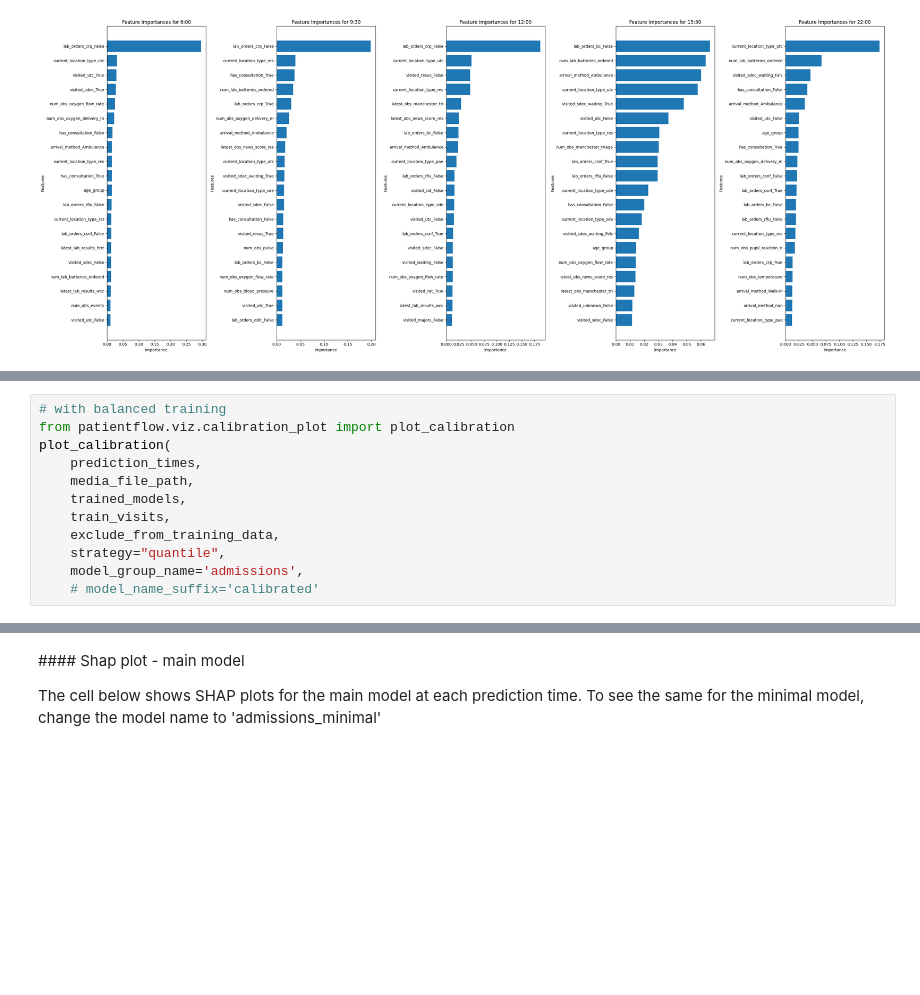
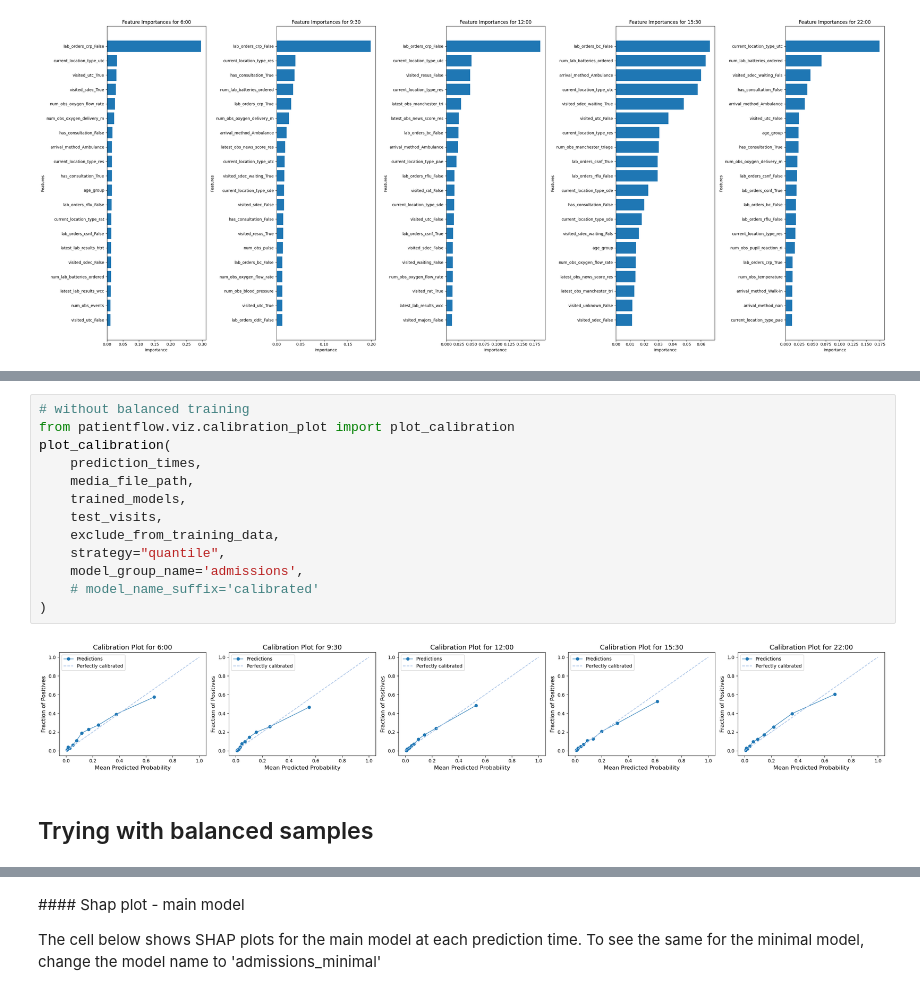
Before and after one commit to zmek/patientflow, a Jupyter notebook: notebooks/4a_Predict_probability_of_admission_from_ED.ipynb, the cells around one changed output, grey strips where cells are left out. Cells and saved outputs as stored; diff of their text form; blank space fills up the shorter version.

```diff
--- a/notebooks/4a_Predict_probability_of_admission_from_ED.ipynb
+++ b/notebooks/4a_Predict_probability_of_admission_from_ED.ipynb
@@ -513,12 +536,17 @@ plot_features(
 # %%
-# with balanced training
+# without balanced training
 from patientflow.viz.calibration_plot import plot_calibration
 plot_calibration(
     prediction_times,
     media_file_path,
     trained_models,
-    train_visits,
+    test_visits,
     exclude_from_training_data,
     strategy="quantile",
     model_group_name='admissions',
     # model_name_suffix='calibrated'
+)
+# %% [output]
+[figure, added]
+# %% [markdown]
+## Trying with balanced samples
```
Also changed, not shown: parts of 24 cells of this notebook, 4 other files.
